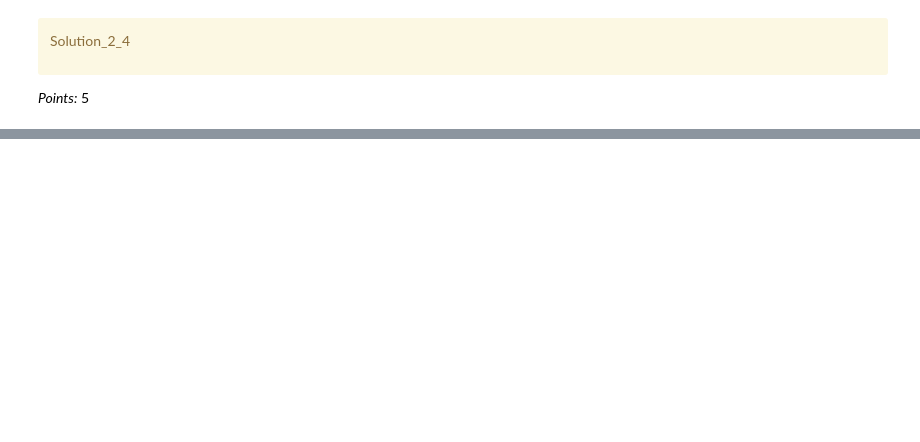
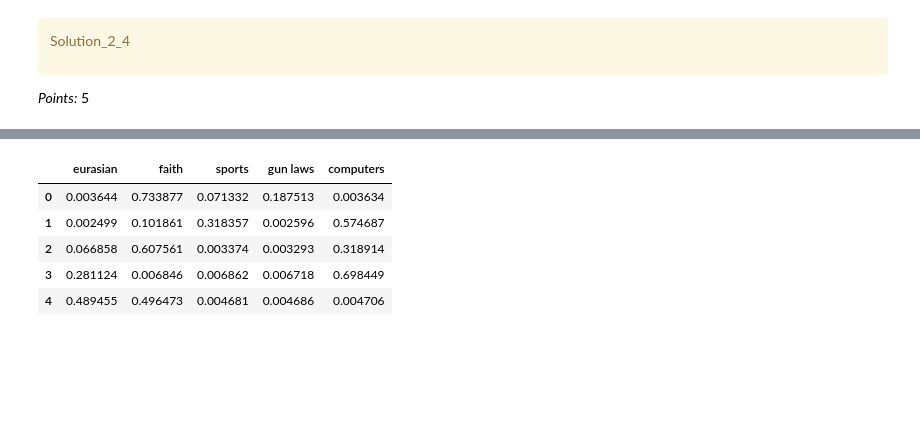
Before and after one commit to audricchen/330_hw7, a Jupyter notebook: hw7.ipynb, the cells around one changed output, grey strips where cells are left out. Saved outputs shown, nothing was run; the diff lists cells and outputs as text; code cells hidden in the pictures; blank space fills up the shorter version.

```diff
--- a/hw7.ipynb
+++ b/hw7.ipynb
@@ -515,6 +541,21 @@ Solution_2_1
 
 _Points:_ 8
 # %%
-...
+def preprocess(doc, min_token_len=2, irrelevant_pos=["ADV", "PRON", "CCONJ", "PUNCT", "PART", "DET", "ADP", "SPACE"]):
+    clean_text = []
+    for token in doc:
+        # replace URLs, emails, and numbers with generic tokens
+        if token.like_url:
+            clean_text.append("URL")
+        elif token.like_email:
+            clean_text.append("EMAIL")
+        elif token.like_num:
+            clean_text.append("NUM")
+        # filter out stopwords, punctuation
+        elif not token.is_stop and len(token) > min_token_len and token.pos_ not in irrelevant_pos:
+            # lemmatization
+            clean_text.append(token.lemma_.lower())
+
+    return " ".join(clean_text)
 # %%
-...
+df["text_pp"] = [preprocess(text) for text in nlp.pipe(df["text"])]
@@ -548,3 +593,9 @@ _Type your answer here, replacing this text._
+# %%
+vec = CountVectorizer(stop_words='english')
+vec_text_pp = vec.fit_transform(df["text_pp"])
+# %%
+lda = LatentDirichletAllocation(n_components = 5, learning_method = "batch", max_iter = 10, random_state = 42)
+document_topics = lda.fit_transform(vec_text_pp)
 # %% [markdown]
 <!-- END QUESTION -->
 
@@ -590,3 +676,12 @@ _Points:_ 5
+# %%
+pd.DataFrame(document_topics, columns=["eurasian", "faith", "sports", "gun laws", "computers"]).head()
+# %% [output]
+|  | eurasian | faith | sports | gun laws | computers |
+| 0 | 0.003644 | 0.733877 | 0.071332 | 0.187513 | 0.003634 |
+| 1 | 0.002499 | 0.101861 | 0.318357 | 0.002596 | 0.574687 |
+| 2 | 0.066858 | 0.607561 | 0.003374 | 0.003293 | 0.318914 |
+| 3 | 0.281124 | 0.006846 | 0.006862 | 0.006718 | 0.698449 |
+| 4 | 0.489455 | 0.496473 | 0.004681 | 0.004686 | 0.004706 |
 # %% [markdown]
 <!-- END QUESTION -->
 
```
Also changed, not shown: parts of 10 cells of this notebook.
